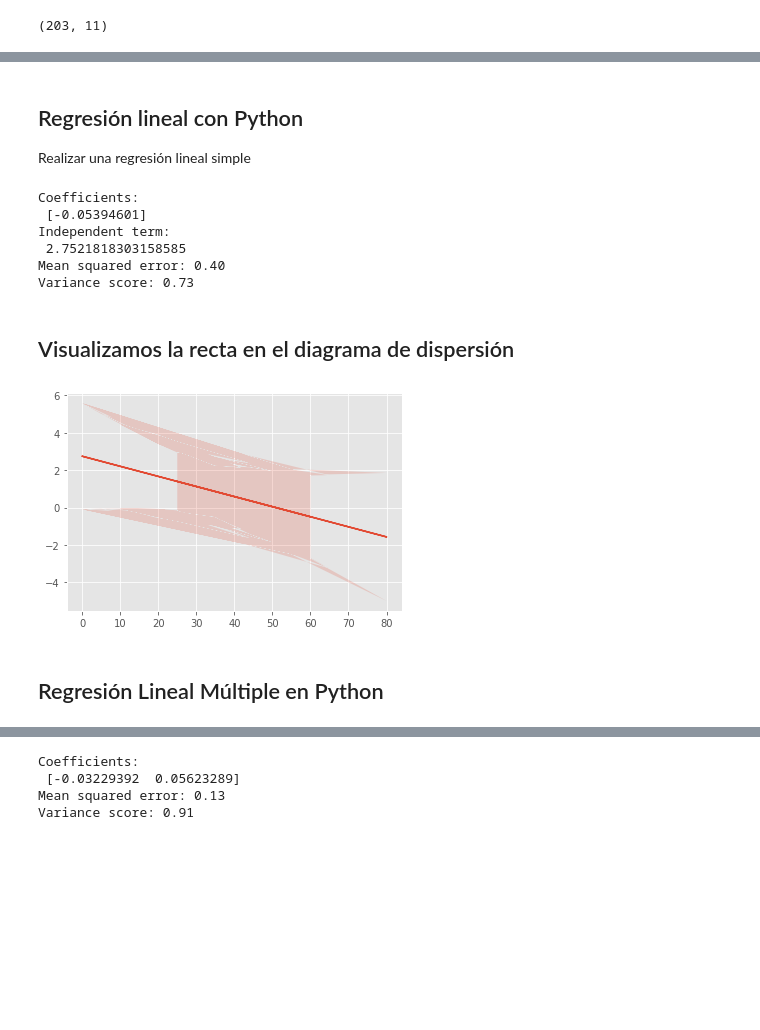
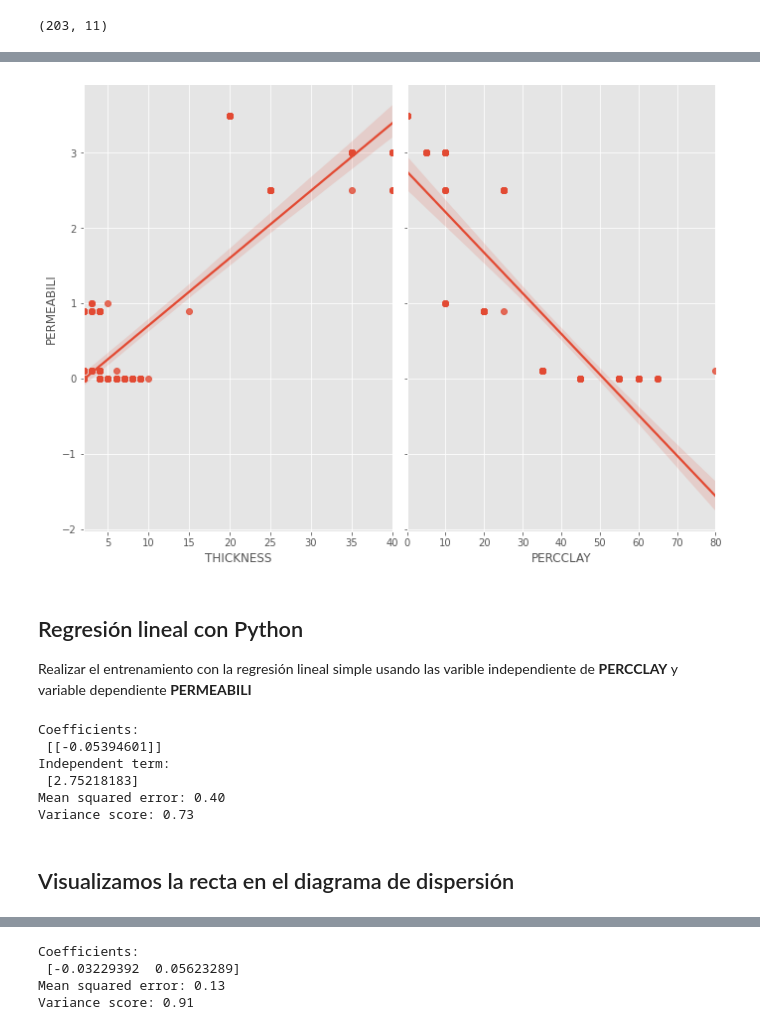
Before and after one commit to DiplomadoAI-DL-UNAL2021/samuelmesa, a Jupyter notebook: taller_regresion_lineal/taller_regresion_lineal.ipynb, the cells around one changed output, grey strips where cells are left out. Drawn from its saved outputs; the diff is of its cells as text; code cells hidden in the pictures; blank space fills up the shorter version.

```diff
--- a/taller_regresion_lineal/taller_regresion_lineal.ipynb
+++ b/taller_regresion_lineal/taller_regresion_lineal.ipynb
@@ -78,24 +85,33 @@ permeabilidad.shape
+# %%
+## Realizamos el gráfico de dispersión
+
+sns.pairplot(barrenos,x_vars=['THICKNESS','PERCCLAY'],y_vars='PERMEABILI',height=7,aspect=0.7,kind='reg')
+sns.despine()
+# %% [output]
+[figure, added]
 # %% [markdown]
 
 ## Regresión lineal con Python
 
 
-Realizar una regresión lineal simple
+Realizar el entrenamiento con la regresión lineal simple usando las varible independiente de **PERCCLAY** y variable dependiente **PERMEABILI**
 # %%
+## En este caso definirmos las variables dependientes e independienets como vectores de entrada de entrenamiento
+
 data_x = barrenos[["PERCCLAY"]]
 X_train = np.array(data_x)
-Y_train = permeabilidad
+Y_train = barrenos[["PERMEABILI"]]
 
-# Creamos el objeto de Regresión Linear
+# Crear el modelo Regresión Lineal simple
 regr = linear_model.LinearRegression()
 
-#Entrenamos nuestro modelo
+# Entrenar el modelo de regresión lineal simple
 regr.fit(X_train, Y_train)
 
 # Hacemos las predicciones que en definitiva una línea (en este caso, al ser 2D)
 Y_pred = regr.predict(X_train)
 
-# Veamos los coeficienetes obtenidos, En nuestro caso, serán la Tangente
+# Imprimir los coeficienetes obtenidos, En nuestro caso, serán la Tangente
 print('Coefficients: \n', regr.coef_)
 # Este es el valor donde corta el eje Y (en X=0)
 print('Independent term: \n', regr.intercept_)
@@ -105,35 +121,10 @@ print("Mean squared error: %.2f" % mean_squared_error(Y_train, Y_pred))
 print('Variance score: %.2f' % r2_score(Y_train, Y_pred))
 # %% [output]
 Coefficients:
- [-0.05394601]
+ [[-0.05394601]]
 Independent term:
- 2.7521818303158585
+ [2.75218183]
 Mean squared error: 0.40
 Variance score: 0.73
 # %% [markdown]
 ## Visualizamos la recta en el diagrama de dispersión
-# %%
-# Predicción de m, b
-
-x_train = porc_arcillas
-y_train = permeabilidad
-
-m, b = np.polyfit(x_train, y_train, deg=1)
-
-# Modelo Lineal Simple
-y_est = m * x_train + b
-y_err = x_train.std() * np.sqrt(1/len(x_train) +
-                          (x_train - x_train.mean())**2 / np.sum((x_train - x_train.mean())**2))
-
-
-fig, ax = plt.subplots()
-ax.plot(X_train, y_est, '-')
-ax.fill_between(x_train, y_est - y_err, y_est + y_err, alpha=0.2)
-#ax.plot(x_train, y_train, 'o', color='tab:red')
-#·ax.plot(x_val, y_val, 'o', color='tab:green')
-
-plt.show()
-# %% [output]
-[figure, removed]
-# %% [markdown]
-## Regresión Lineal Múltiple en Python
```
Also changed, not shown: parts of 18 cells of this notebook, 1 other file.
